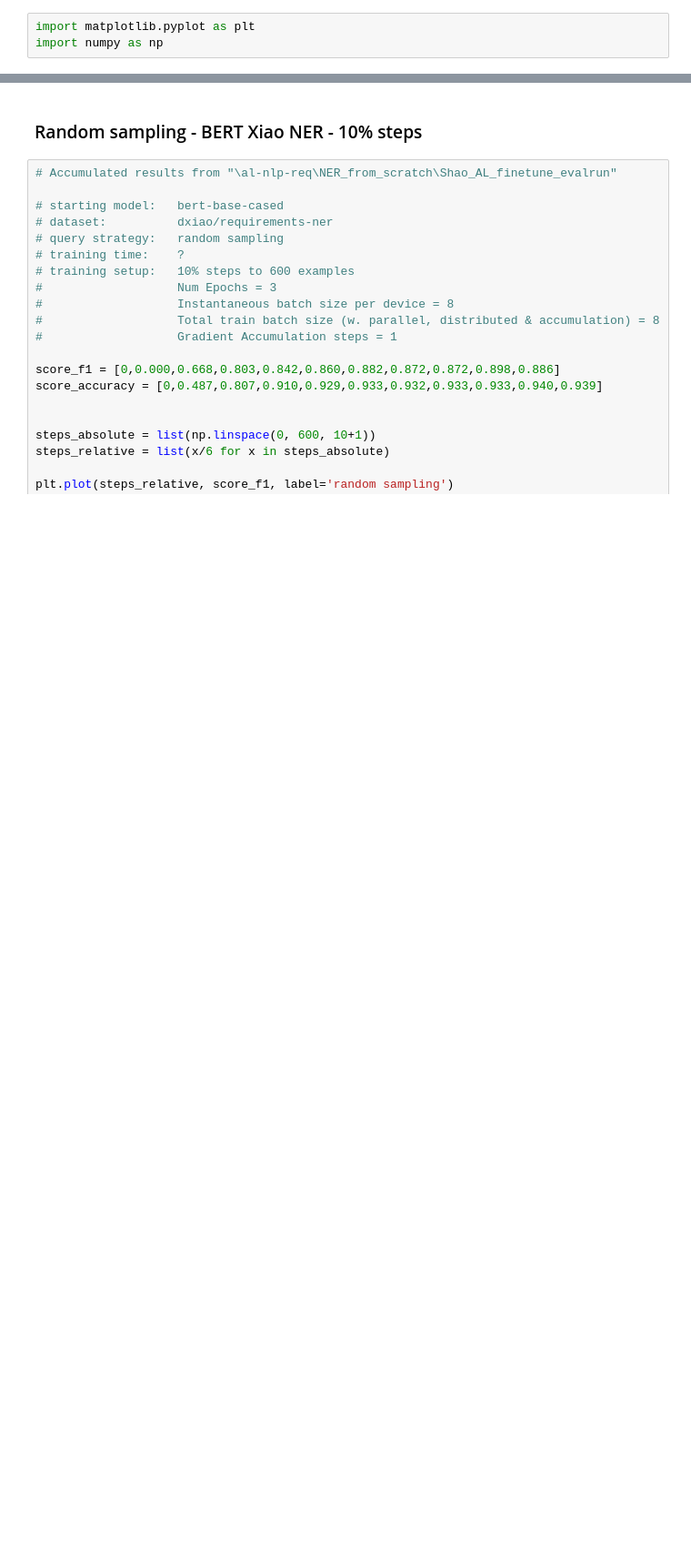
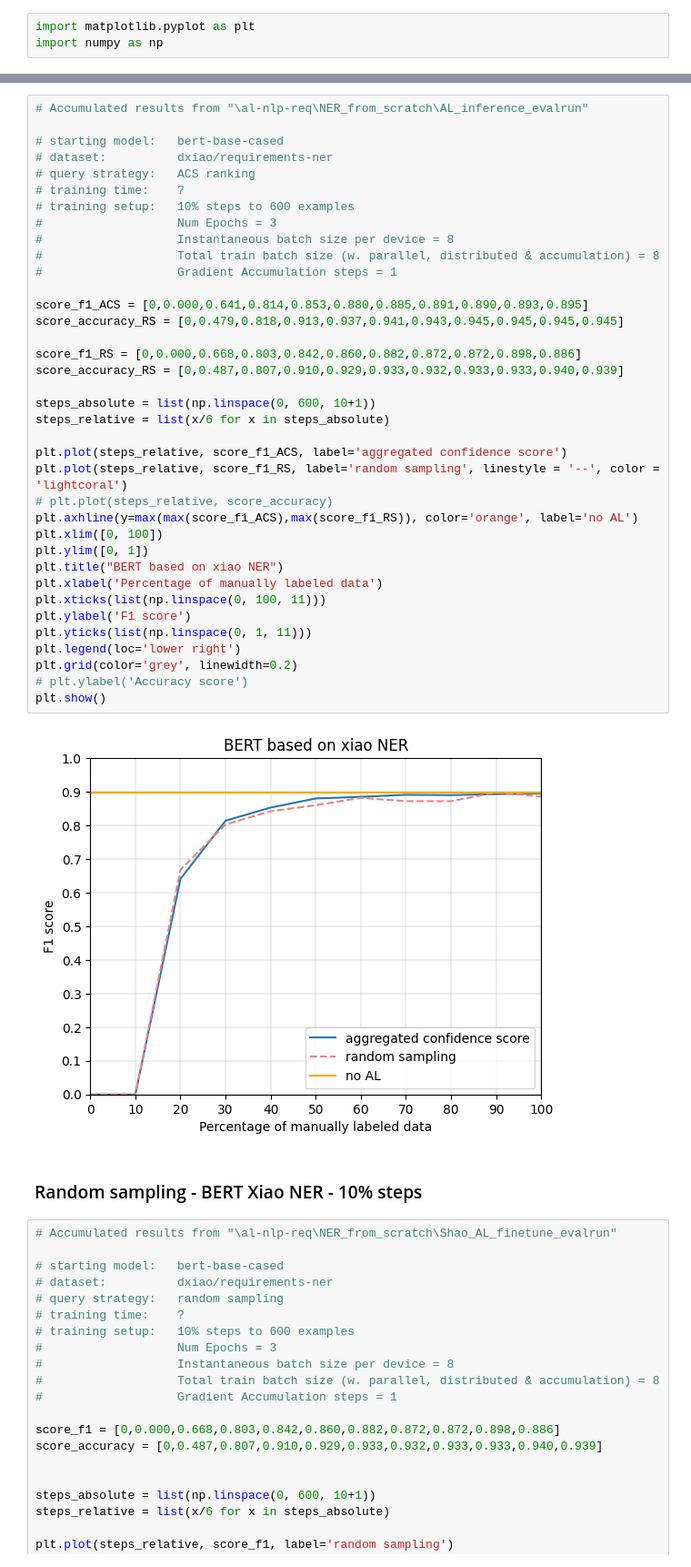
Before and after one commit to dkxiao/al-nlp-req, a Jupyter notebook: visualization/learning_curves.ipynb, the cells around one changed output, grey strips where cells are left out. Shown: that part at 91% size. Saved outputs shown, nothing was run; the diff lists cells and outputs as text; blank space fills up the shorter version.

Commit message:
5% steps + bugfixes

```diff
--- a/visualization/learning_curves.ipynb
+++ b/visualization/learning_curves.ipynb
@@ -4,3 +6,42 @@ import numpy as np
+# %%
+# Accumulated results from "\al-nlp-req\NER_from_scratch\AL_inference_evalrun"
+
+# starting model:   bert-base-cased
+# dataset:          dxiao/requirements-ner
+# query strategy:   ACS ranking
+# training time:    ?
+# training setup:   10% steps to 600 examples
+#                   Num Epochs = 3
+#                   Instantaneous batch size per device = 8
+#                   Total train batch size (w. parallel, distributed & accumulation) = 8
+#                   Gradient Accumulation steps = 1
+
+score_f1_ACS = [0,0.000,0.641,0.814,0.853,0.880,0.885,0.891,0.890,0.893,0.895]
+score_accuracy_RS = [0,0.479,0.818,0.913,0.937,0.941,0.943,0.945,0.945,0.945,0.945]
+
+score_f1_RS = [0,0.000,0.668,0.803,0.842,0.860,0.882,0.872,0.872,0.898,0.886]
+score_accuracy_RS = [0,0.487,0.807,0.910,0.929,0.933,0.932,0.933,0.933,0.940,0.939]
+
+steps_absolute = list(np.linspace(0, 600, 10+1))
+steps_relative = list(x/6 for x in steps_absolute)
+
+plt.plot(steps_relative, score_f1_ACS, label='aggregated confidence score')
+plt.plot(steps_relative, score_f1_RS, label='random sampling', linestyle = '--', color = 'lightcoral')
+# plt.plot(steps_relative, score_accuracy)
+plt.axhline(y=max(max(score_f1_ACS),max(score_f1_RS)), color='orange', label='no AL')
+plt.xlim([0, 100])
+plt.ylim([0, 1])
+plt.title("BERT based on xiao NER")
+plt.xlabel('Percentage of manually labeled data')
+plt.xticks(list(np.linspace(0, 100, 11)))
+plt.ylabel('F1 score')
+plt.yticks(list(np.linspace(0, 1, 11)))
+plt.legend(loc='lower right')
+plt.grid(color='grey', linewidth=0.2)
+# plt.ylabel('Accuracy score')
+plt.show()
+# %% [output]
+[figure, added]
 # %% [markdown]
 ### Random sampling - BERT Xiao NER - 10% steps
 # %%
```
Also changed, not shown: parts of 1 cell of this notebook, 1 other file.
